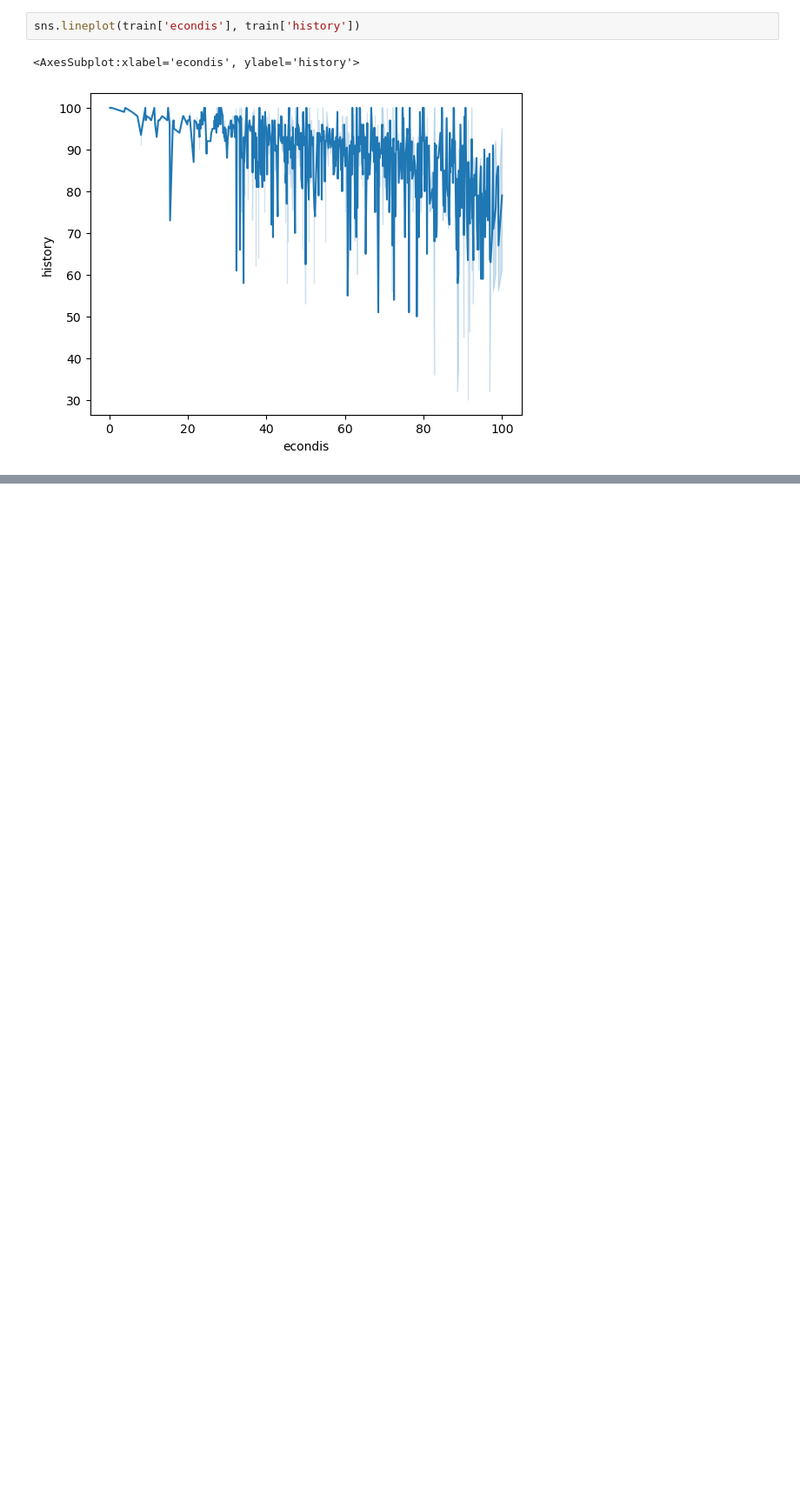
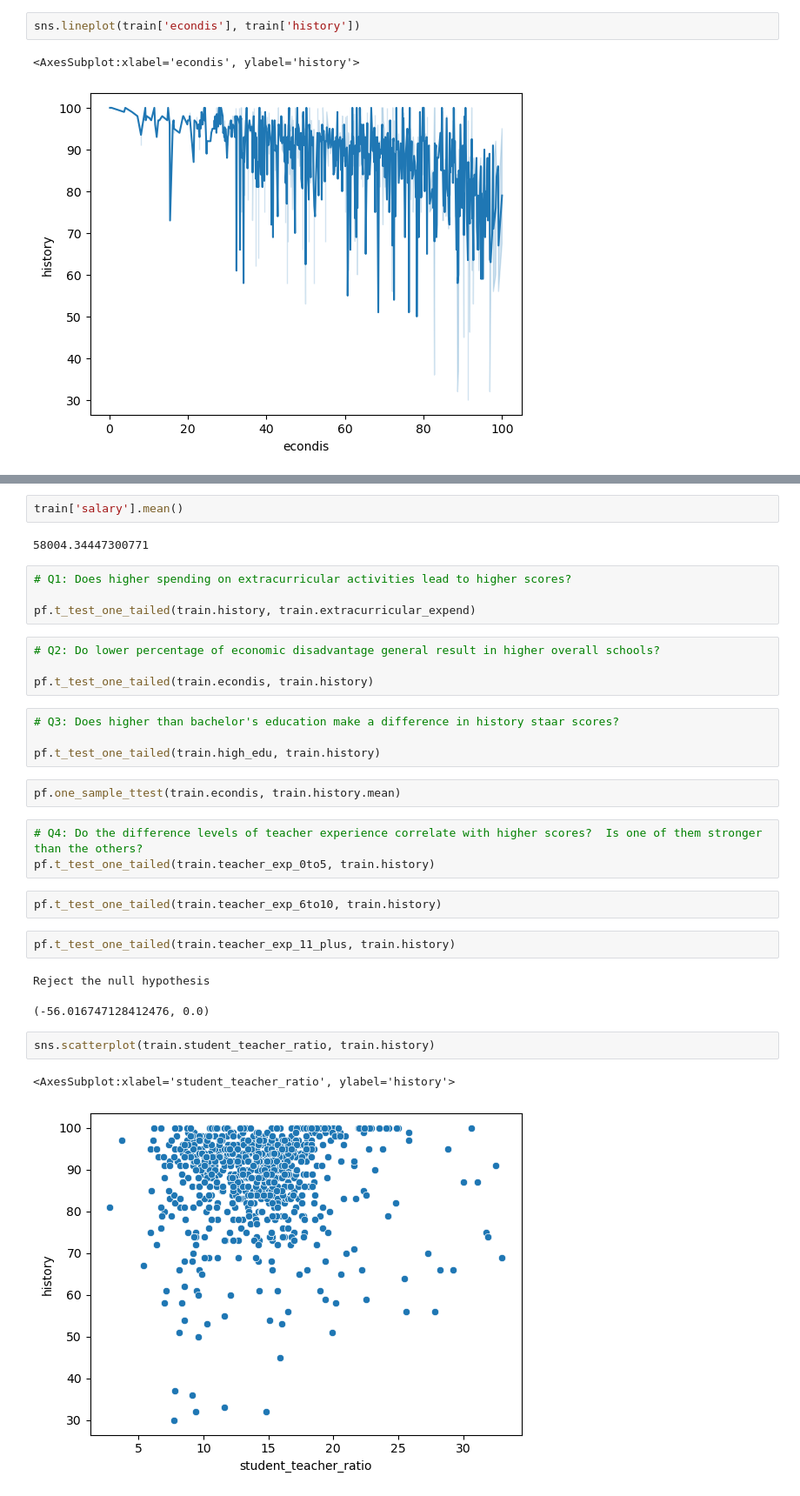
Before and after one commit to college-readiness-preds/capstone_readiness, a Jupyter notebook: stephen_folder/explore.ipynb, the cells around one changed output, grey strips where cells are left out. Shown at 87% size. Cells and saved outputs as stored; diff of their text form; blank space fills up the shorter version.

```diff
--- a/stephen_folder/explore.ipynb
+++ b/stephen_folder/explore.ipynb
@@ -93,0 +134,33 @@ ValueError: Data must be 1-dimensional
+# %%
+train['salary'].mean()
+# %% [output]
+58004.34447300771
+# %%
+# Q1: Does higher spending on extracurricular activities lead to higher scores?
+
+pf.t_test_one_tailed(train.history, train.extracurricular_expend)
+# %%
+# Q2: Do lower percentage of economic disadvantage general result in higher overall schools?
+
+pf.t_test_one_tailed(train.econdis, train.history)
+# %%
+# Q3: Does higher than bachelor's education make a difference in history staar scores?
+
+pf.t_test_one_tailed(train.high_edu, train.history)
+# %%
+pf.one_sample_ttest(train.econdis, train.history.mean)
+# %%
+# Q4: Do the difference levels of teacher experience correlate with higher scores?  Is one of them stronger than the others?
+pf.t_test_one_tailed(train.teacher_exp_0to5, train.history)
+# %%
+pf.t_test_one_tailed(train.teacher_exp_6to10, train.history)
+# %%
+pf.t_test_one_tailed(train.teacher_exp_11_plus, train.history)
+# %% [output]
+Reject the null hypothesis
+(-56.016747128412476, 0.0)
+# %%
+sns.scatterplot(train.student_teacher_ratio, train.history)
+# %% [output]
+<AxesSubplot:xlabel='student_teacher_ratio', ylabel='history'>
+[figure, added]
```
Also changed, not shown: parts of 24 cells of this notebook.
